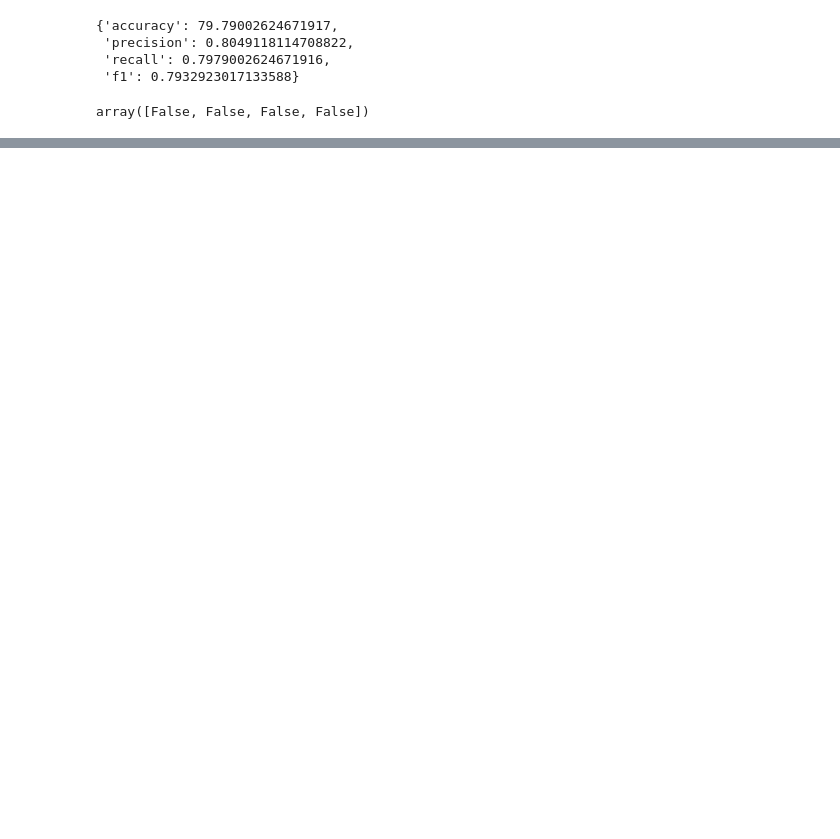
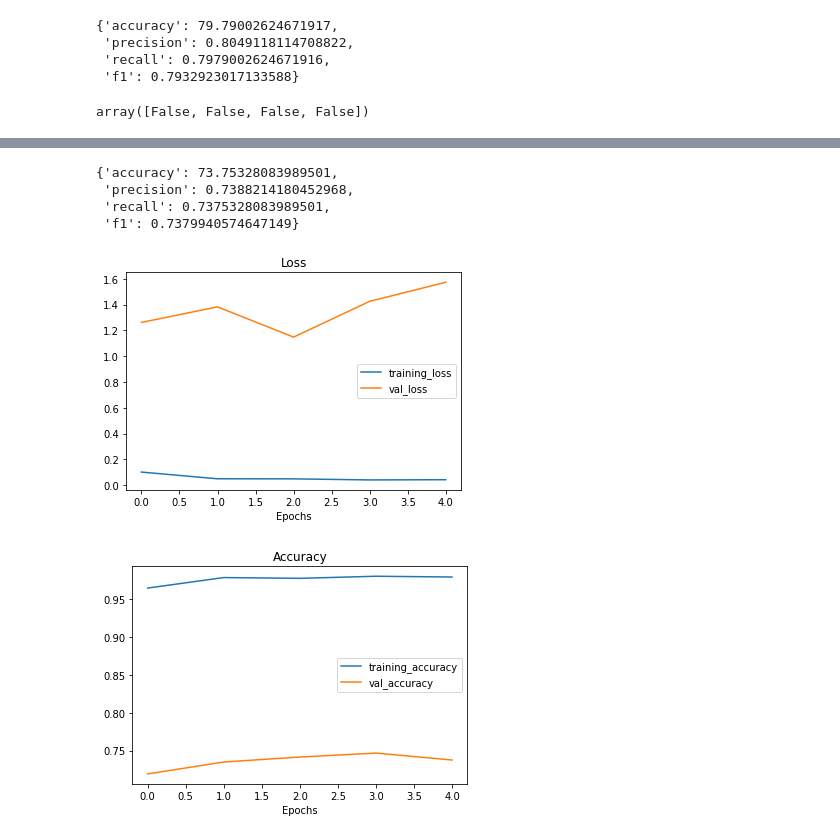
Before and after one commit to GustaFTW/TensorFlow-ZTM, a Jupyter notebook: section8.ipynb, the cells around one changed output, grey strips where cells are left out. Cells and saved outputs as stored; diff of their text form; code cells hidden in the pictures; blank space fills up the shorter version.

```diff
--- a/section8.ipynb
+++ b/section8.ipynb
@@ -268,7 +268,8 @@ The parameters we care most about for our embedding layer:
 embedding = tf.keras.layers.Embedding(input_dim=max_vocab_length, # set input shape
                              output_dim=128, # output shape,
                              embeddings_initializer="uniform",
-                             input_length=max_length # how long is each input
+                             input_length=max_length,
+                             name="embedding" # how long is each input
                              )
 
 embedding
@@ -525,0 +807,10 @@ array([False, False, False, False])
+# %%
+# Build a bidirectional RNN in TensorFlow
+from tensorflow.keras import layers
+inputs = layers.Input(shape=(1,), dtype="string")
+x = text_vectorizer(inputs)
+x = embedding(x)
+x = layers.Bidirectional(layers.LSTM(64, return_sequences=True))(x)
+x = layers.Bidirectional(layers.LSTM(64))(x)
+outputs = layers.Dense(1, activation="sigmoid")(x)
+model_4 = tf.keras.Model(inputs, outputs, name="model_4_bidirectional")
@@ -525,0 +838,13 @@ array([False, False, False, False])
+# %%
+# Compile the model
+model_4.compile(loss="binary_crossentropy",
+                optimizer="adam",
+                metrics=["accuracy"])
+# %%
+# Fit the model
+model_4_history = model_4.fit(train_sentences,
+                              train_labels,
+                              epochs=5,
+                              validation_data=(val_sentences, val_labels),
+                              callbacks=[create_tensorboard_callback(SAVE_DIR,
+                                                                     "model_4_bidirectional")])
@@ -525,0 +882,16 @@ array([False, False, False, False])
+# %%
+# Calculate the results of our bidirectional model
+model_4_results = calculate_results(y_true=val_labels,
+                                    y_pred=model_4_preds)
+model_4_results
+# %% [output]
+{'accuracy': 73.75328083989501,
+ 'precision': 0.7388214180452968,
+ 'recall': 0.7375328083989501,
+ 'f1': 0.7379940574647149}
+# %%
+from helper_functions import plot_loss_curves
+plot_loss_curves(model_4_history)
+# %% [output]
+[figure, added]
+[figure, added]
```
Also changed, not shown: parts of 107 cells of this notebook.
